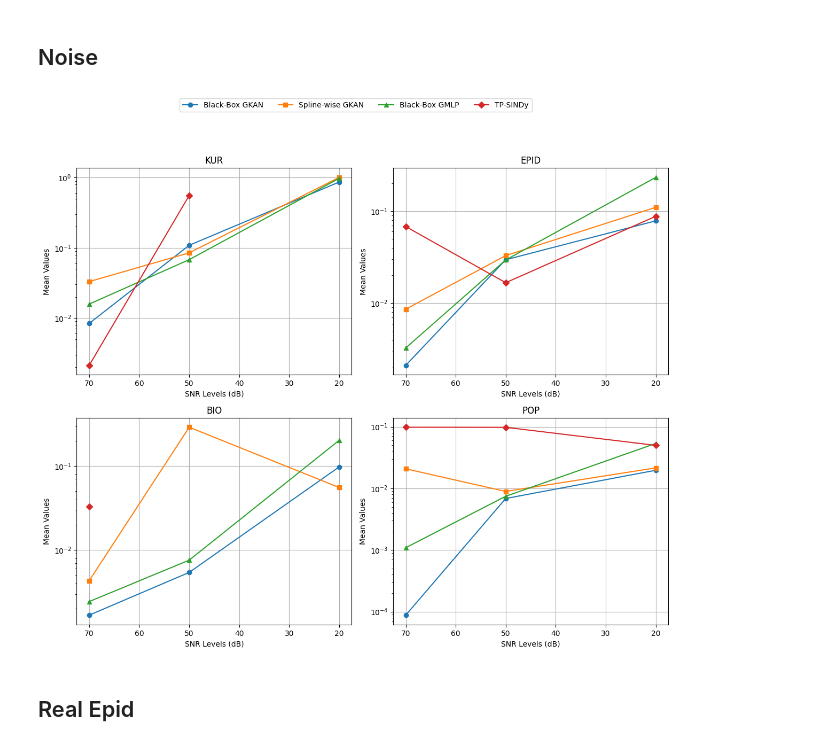
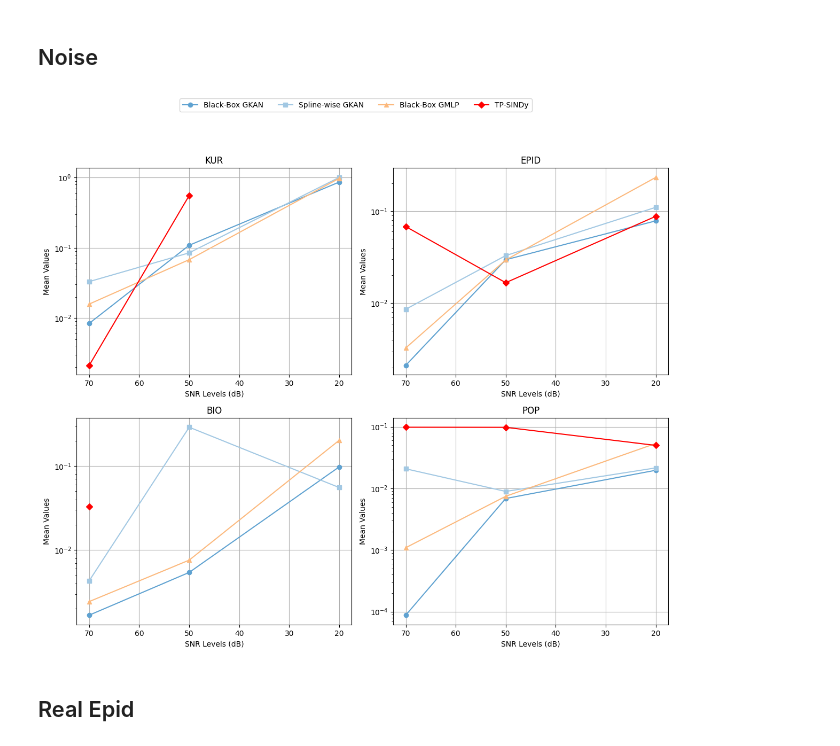
Before and after one commit to riccardocappi/Kan-for-Interpretable-Graph-Dynamics, a Jupyter notebook: plots.ipynb, the cells around one changed output. Drawn from its saved outputs; the diff is of its cells as text; code cells hidden in the pictures.

```diff
--- a/plots.ipynb
+++ b/plots.ipynb
@@ -300,43 +360,50 @@ dynamics_data = {
 # plt.tight_layout()
 # plt.show()
 # Adjust the number of subplots based on how many titles/datasets you have
+colors = {
+    "gkan": ['blue', '#5fa2d1', '#a2c8e3'],  # GKAN base, BB, spline
+    "mlp":  ['orange', '#fcb97d'],           # GMLP base, BB
+    "tss":  ['red']                          # TP-SINDy
+}
+
 num_plots = len(dynamics_data)
 cols = 2
 rows = (num_plots + 1) // cols
 
 fig, axes = plt.subplots(rows, cols, figsize=(12, 10))
 axes = axes.flatten()  # Flatten to easily index
 
 for idx, (title, data) in enumerate(dynamics_data.items()):
     ax = axes[idx]
-    ax.plot(snr_levels, data['gkan_bb'], marker='o', label='Black-Box GKAN')
-    ax.plot(snr_levels, data['gkan_sw'], marker='s', label='Spline-wise GKAN')
-    ax.plot(snr_levels, data['mpnn_bb'], marker='^', label='Black-Box GMLP')
+
+    ax.plot(snr_levels, data['gkan_bb'], marker='o', label='Black-Box GKAN', color=colors["gkan"][1])
+    ax.plot(snr_levels, data['gkan_sw'], marker='s', label='Spline-wise GKAN', color=colors["gkan"][2])
+    ax.plot(snr_levels, data['mpnn_bb'], marker='^', label='Black-Box GMLP', color=colors["mlp"][1])
 
     tss_values = data['tss']
     if tss_values:
         tss_snr_levels = snr_levels[:len(tss_values)]
-        ax.plot(tss_snr_levels, tss_values, marker='D', label='TP-SINDy')
+        ax.plot(tss_snr_levels, tss_values, marker='D', label='TP-SINDy', color=colors["tss"][0])
 
     ax.set_title(title)
     ax.set_xlabel('SNR Levels (dB)')
     ax.set_ylabel('Mean Values')
     ax.invert_xaxis()
     ax.grid(True)
     ax.set_yscale('log')
 
 # Hide any unused subplots
 for j in range(idx + 1, len(axes)):
     fig.delaxes(axes[j])
 
 # Add a single legend for all subplots
 handles, labels = ax.get_legend_handles_labels()
 fig.legend(handles, labels, loc='upper center', ncol=4, bbox_to_anchor=(0.5, 1.05))
 
 plt.tight_layout(rect=[0, 0, 1, 0.95])
 plt.show()
 # %% [output]
-[figure, old version]
+[figure, new version]
 # %% [markdown]
 ## Real Epid
 # %%
```
Also changed, not shown: parts of 59 cells of this notebook, 20 other files.
